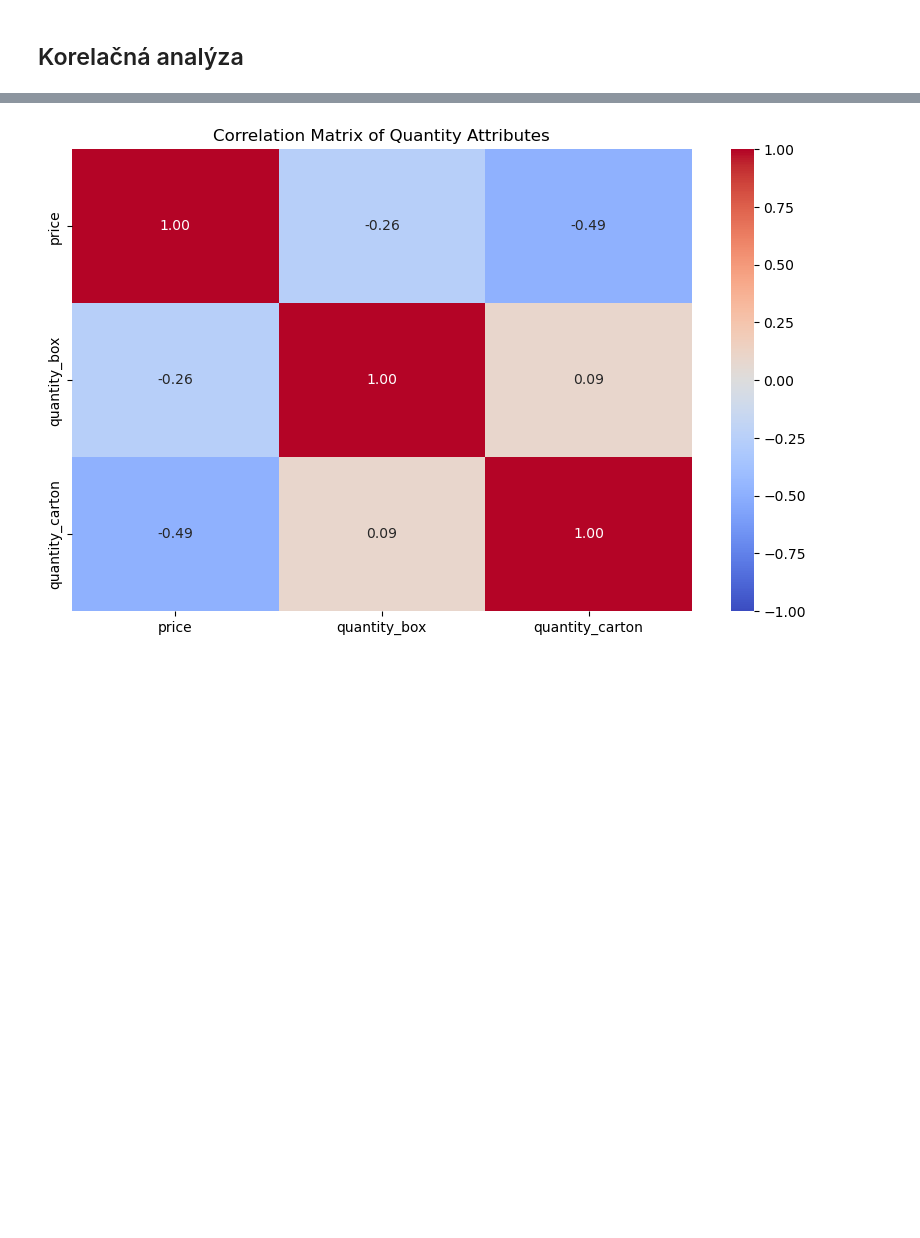
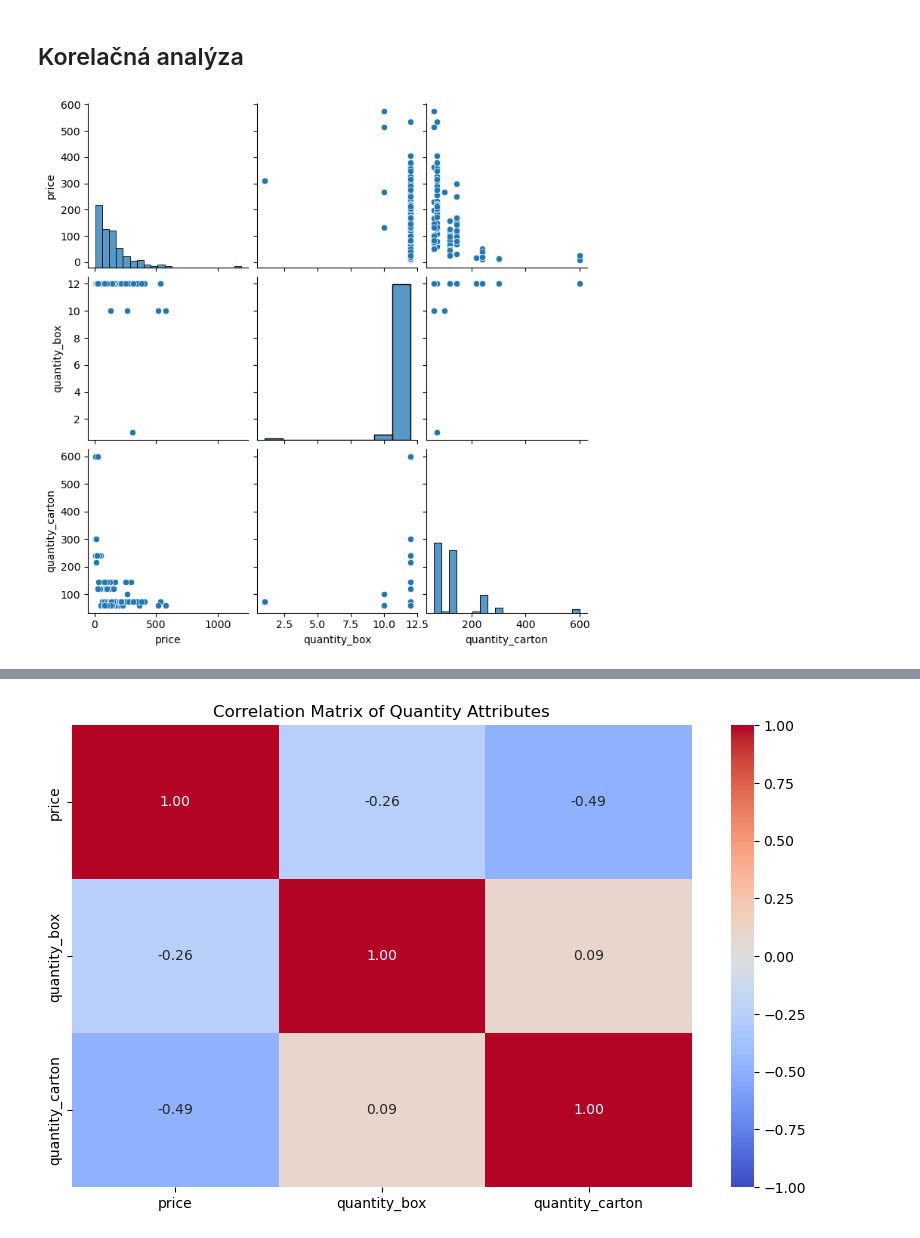
Before and after one commit to Adam-K2/upa-project, a Jupyter notebook: projekt_3/upa_3.ipynb, the cells around one changed output, grey strips where cells are left out. Cells and saved outputs as stored; diff of their text form; code cells hidden in the pictures; blank space fills up the shorter version.

```diff
--- a/projekt_3/upa_3.ipynb
+++ b/projekt_3/upa_3.ipynb
@@ -367,3 +367,8 @@ Na grafe môžeme vidieť vizualizované chýbajúce dáta v datovej sade.
 V datovej sade sa nachádza značné množstvo chýbajúcich hodnôt. Tieto chýbajúce hodnoty je možné riešiť rôznymi spôsobmi. Jednou z možností je odstránenie riadkov s chýbajúcimi hodnotami. Ďalšie riešenie je doplneniť chýbajúce hodnoty. Pre numerické atribúty je bežné doplniť tieto hodnoty priemernou hodnotou alebo mediánom, v závislosti od distribúcie dát. Pre kategorizované atribúty by sme mohli zvážiť doplnění najčastejšej hodnoty.
 # %% [markdown]
 ## Korelačná analýza
+# %%
+sns.pairplot(df[numeric_columns])
+plt.show()
+# %% [output]
+[figure, added]
```
Also changed, not shown: parts of 6 cells of this notebook.
